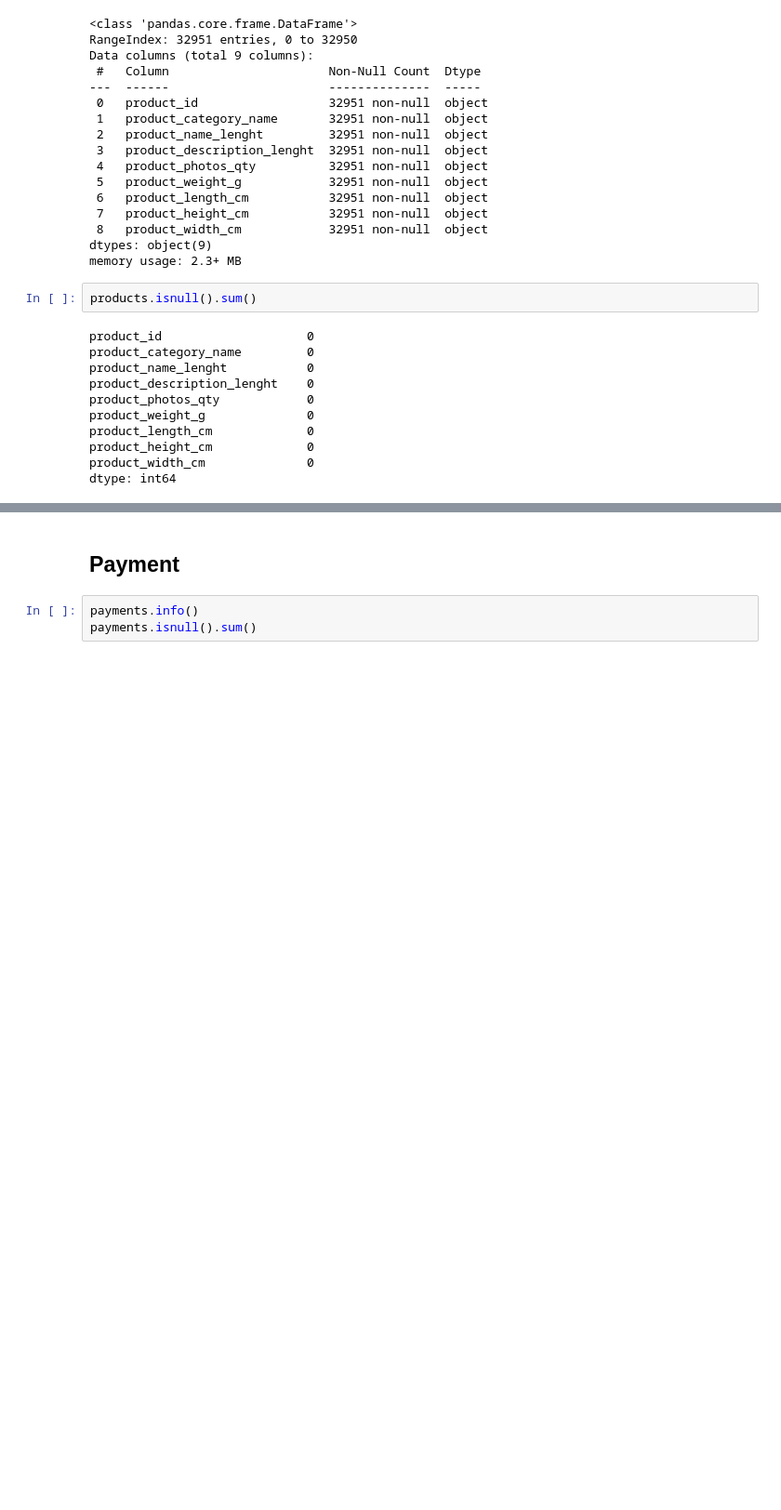
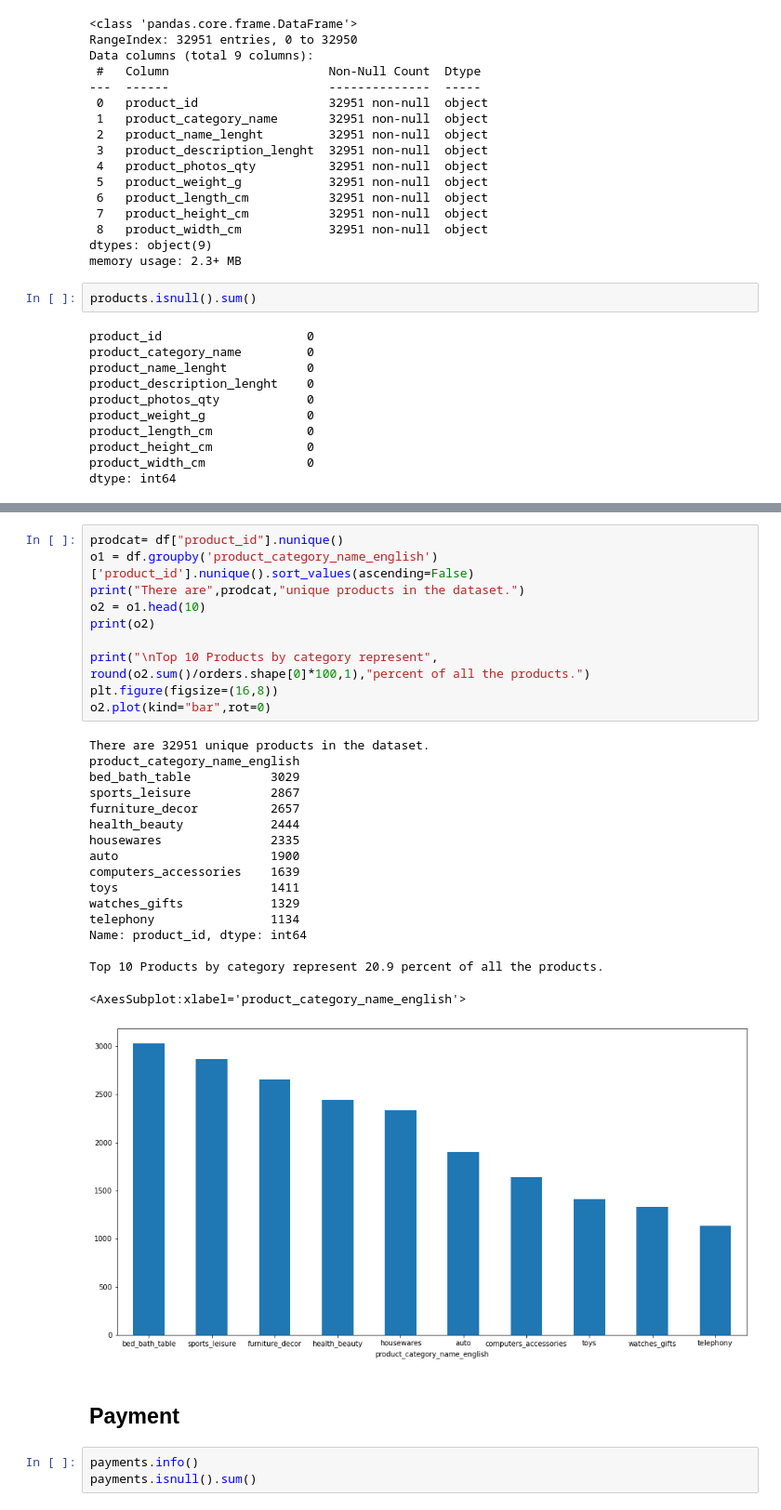
Before and after one commit to aleksmukhin/olist-orders, a Jupyter notebook: olist-orders.ipynb, the cells around one changed output, grey strips where cells are left out. Shown at 93% size. Drawn from its saved outputs; the diff is of its cells as text; blank space fills up the shorter version.

```diff
--- a/olist-orders.ipynb
+++ b/olist-orders.ipynb
@@ -530,3 +556,31 @@ dtype: int64
+# %%
+prodcat= df["product_id"].nunique()
+o1 = df.groupby('product_category_name_english')['product_id'].nunique().sort_values(ascending=False)
+print("There are",prodcat,"unique products in the dataset.")
+o2 = o1.head(10)
+print(o2)
+
+print("\nTop 10 Products by category represent", round(o2.sum()/orders.shape[0]*100,1),"percent of all the products.")
+plt.figure(figsize=(16,8))
+o2.plot(kind="bar",rot=0)
+# %% [output]
+There are 32951 unique products in the dataset.
+product_category_name_english
+bed_bath_table           3029
+sports_leisure           2867
+furniture_decor          2657
+health_beauty            2444
+housewares               2335
+auto                     1900
+computers_accessories    1639
+toys                     1411
+watches_gifts            1329
+telephony                1134
+Name: product_id, dtype: int64
+
+Top 10 Products by category represent 20.9 percent of all the products.
+<AxesSubplot:xlabel='product_category_name_english'>
+[figure, added]
 # %% [markdown]
 ## Payment
 # %%
```
Also changed, not shown: parts of 6 cells of this notebook, 1 other file.
